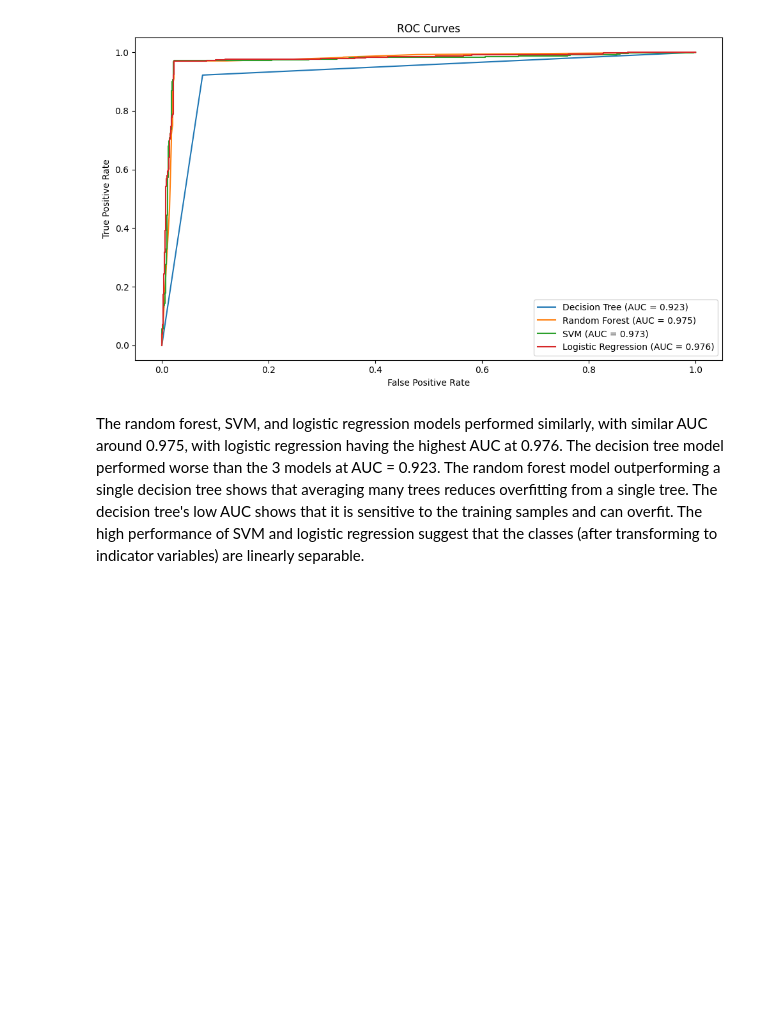
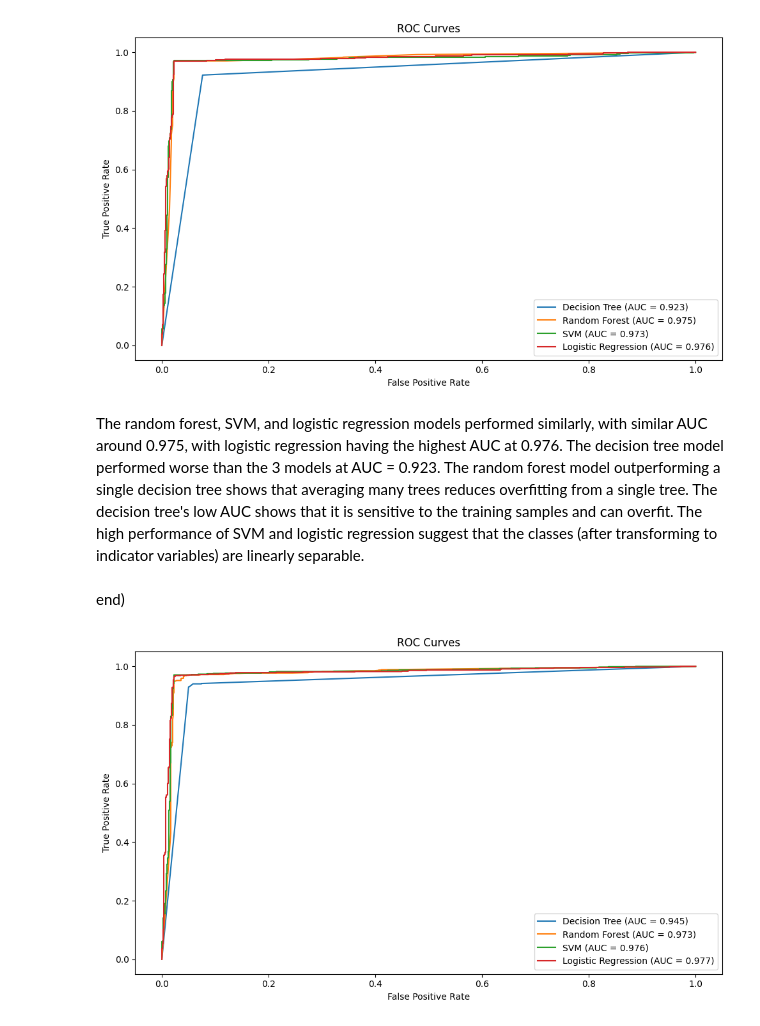
Before and after one commit to tinhangv/E447_A3, a Jupyter notebook: a3_part1.ipynb, the cells around one changed output. Saved outputs shown, nothing was run; the diff lists cells and outputs as text; code cells hidden in the pictures; blank space fills up the shorter version.

```diff
--- a/a3_part1.ipynb
+++ b/a3_part1.ipynb
@@ -783,3 +826,54 @@ The random forest, SVM, and logistic regression models performed similarly, with
 The random forest model outperforming a single decision tree shows that averaging many trees reduces overfitting from a single tree.
 The decision tree's low AUC shows that it is sensitive to the training samples and can overfit.
 The high performance of SVM and logistic regression suggest that the classes (after transforming to indicator variables) are linearly separable.
+# %% [markdown]
+end)
+# %%
+from sklearn.metrics import roc_curve, auc
+from sklearn.tree import DecisionTreeClassifier
+from sklearn.ensemble import RandomForestClassifier
+from sklearn.svm import SVC
+from sklearn.linear_model import LogisticRegression
+# remove some important features
+# Drop all odor-related dummy variables
+X_train_reduced = X_train.drop(
+    columns=[col for col in X_train.columns if col.startswith('odor_')]
+)
+
+X_test_reduced = X_test.drop(
+    columns=[col for col in X_test.columns if col.startswith('odor_')]
+)
+# Drop all spore-print-color dummy variables
+X_train_reduced = X_train_reduced.drop(
+    columns=[col for col in X_train_reduced.columns if col.startswith('spore-print-color_')]
+)
+
+X_test_reduced = X_test_reduced.drop(
+    columns=[col for col in X_test_reduced.columns if col.startswith('spore-print-color_')]
+)
+
+plt.figure(figsize=(10, 6))
+
+models = {
+    'Decision Tree': DecisionTreeClassifier(random_state=42),
+    'Random Forest': RandomForestClassifier(random_state=42),
+    'SVM': SVC(kernel='linear', probability=True, random_state=42),
+    'Logistic Regression': LogisticRegression(random_state=42, max_iter=1000),
+}
+
+for name, model in models.items():
+    model.fit(X_train_reduced, y_train)
+    y_proba_reduced = model.predict_proba(X_test_reduced)[:, 1]
+    fpr, tpr, _ = roc_curve(y_test, y_proba_reduced)
+    roc_auc = auc(fpr, tpr)
+    plt.plot(fpr, tpr, label=f'{name} (AUC = {roc_auc:.3f})')
+
+# random classifier baseline
+plt.xlabel('False Positive Rate')
+plt.ylabel('True Positive Rate')
+plt.title('ROC Curves')
+plt.legend()
+plt.tight_layout()
+plt.show()
+# %% [output]
+[figure, added]
```
Also changed, not shown: parts of 14 cells of this notebook.
